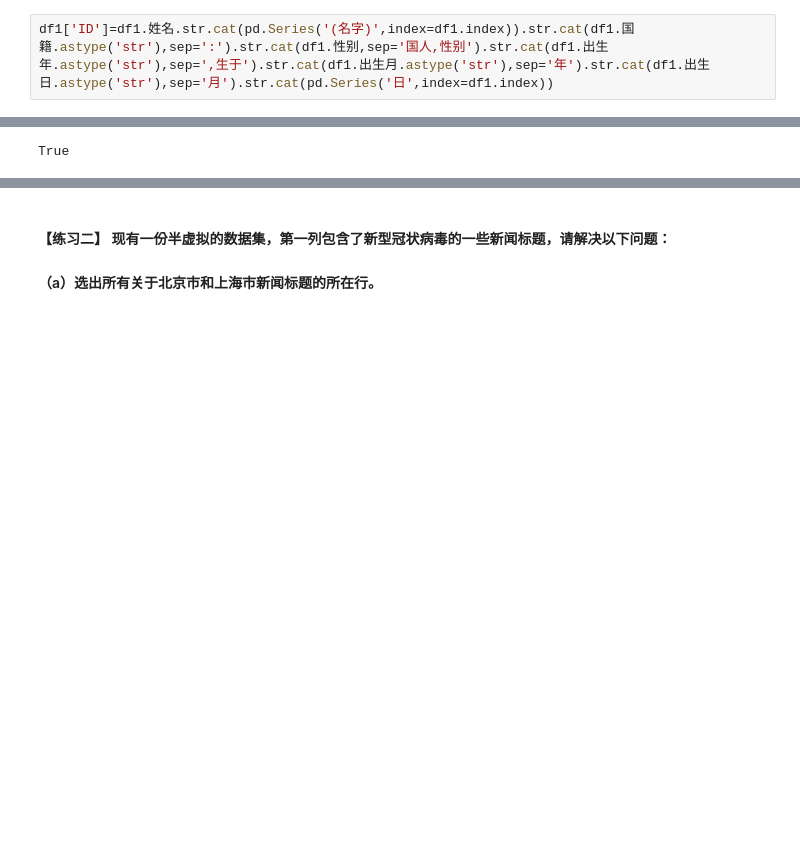
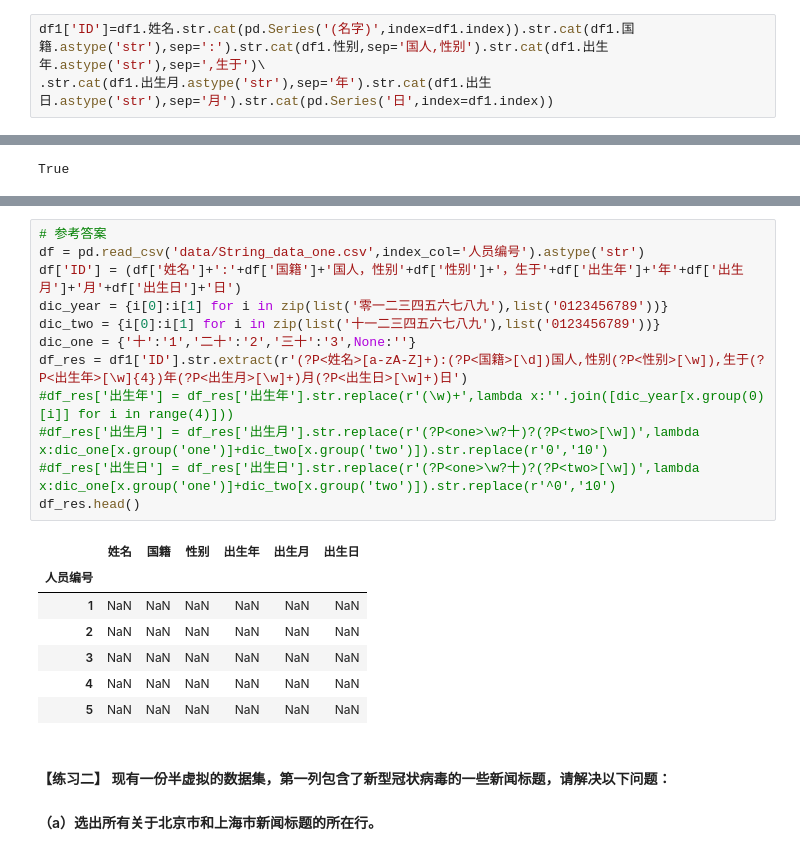
Before and after one commit to flashriver/joyfull_pandas, a Jupyter notebook: 07.ipynb, the cells around one changed output, grey strips where cells are left out. Cells and saved outputs as stored; diff of their text form; blank space fills up the shorter version.

```diff
--- a/07.ipynb
+++ b/07.ipynb
@@ -2013,7 +2014,8 @@ df1.head(20)
 | 19 | aefase | 4 | 男 | 1935 | 10 | 2 |
 | 20 | szf | 1 | 女 | 1936 | 6 | 3 |
 # %%
-df1['ID']=df1.姓名.str.cat(pd.Series('(名字)',index=df1.index)).str.cat(df1.国籍.astype('str'),sep=':').str.cat(df1.性别,sep='国人,性别').str.cat(df1.出生年.astype('str'),sep=',生于').str.cat(df1.出生月.astype('str'),sep='年').str.cat(df1.出生日.astype('str'),sep='月').str.cat(pd.Series('日',index=df1.index))
+df1['ID']=df1.姓名.str.cat(pd.Series('(名字)',index=df1.index)).str.cat(df1.国籍.astype('str'),sep=':').str.cat(df1.性别,sep='国人,性别').str.cat(df1.出生年.astype('str'),sep=',生于')\
+.str.cat(df1.出生月.astype('str'),sep='年').str.cat(df1.出生日.astype('str'),sep='月').str.cat(pd.Series('日',index=df1.index))
 # %%
 df1['ID'].head()
 # %% [output]
@@ -2258,3 +2271,23 @@ True
+# %%
+# 参考答案
+df = pd.read_csv('data/String_data_one.csv',index_col='人员编号').astype('str')
+df['ID'] = (df['姓名']+':'+df['国籍']+'国人，性别'+df['性别']+'，生于'+df['出生年']+'年'+df['出生月']+'月'+df['出生日']+'日')
+dic_year = {i[0]:i[1] for i in zip(list('零一二三四五六七八九'),list('0123456789'))}
+dic_two = {i[0]:i[1] for i in zip(list('十一二三四五六七八九'),list('0123456789'))}
+dic_one = {'十':'1','二十':'2','三十':'3',None:''}
+df_res = df1['ID'].str.extract(r'(?P<姓名>[a-zA-Z]+):(?P<国籍>[\d])国人,性别(?P<性别>[\w]),生于(?P<出生年>[\w]{4})年(?P<出生月>[\w]+)月(?P<出生日>[\w]+)日')
+#df_res['出生年'] = df_res['出生年'].str.replace(r'(\w)+',lambda x:''.join([dic_year[x.group(0)[i]] for i in range(4)]))
+#df_res['出生月'] = df_res['出生月'].str.replace(r'(?P<one>\w?十)?(?P<two>[\w])',lambda x:dic_one[x.group('one')]+dic_two[x.group('two')]).str.replace(r'0','10')
+#df_res['出生日'] = df_res['出生日'].str.replace(r'(?P<one>\w?十)?(?P<two>[\w])',lambda x:dic_one[x.group('one')]+dic_two[x.group('two')]).str.replace(r'^0','10')
+df_res.head()
+# %% [output]
+|  | 姓名 | 国籍 | 性别 | 出生年 | 出生月 | 出生日 |
+| 人员编号 |  |  |  |  |  |  |
+| 1 | NaN | NaN | NaN | NaN | NaN | NaN |
+| 2 | NaN | NaN | NaN | NaN | NaN | NaN |
+| 3 | NaN | NaN | NaN | NaN | NaN | NaN |
+| 4 | NaN | NaN | NaN | NaN | NaN | NaN |
+| 5 | NaN | NaN | NaN | NaN | NaN | NaN |
 # %% [markdown]
 #### 【练习二】 现有一份半虚拟的数据集，第一列包含了新型冠状病毒的一些新闻标题，请解决以下问题：
 #### （a）选出所有关于北京市和上海市新闻标题的所在行。
```
Also changed, not shown: parts of 14 cells of this notebook, 1 other file.
